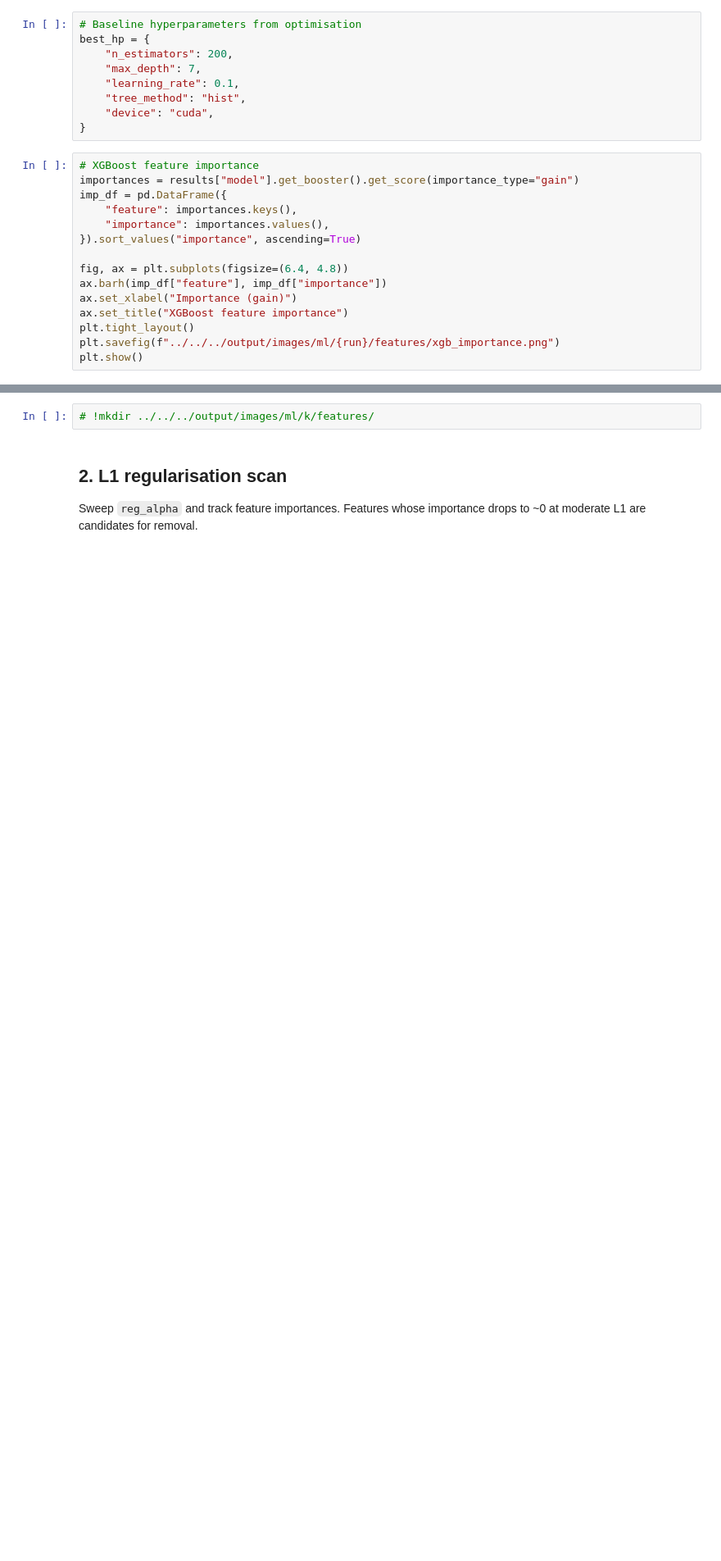
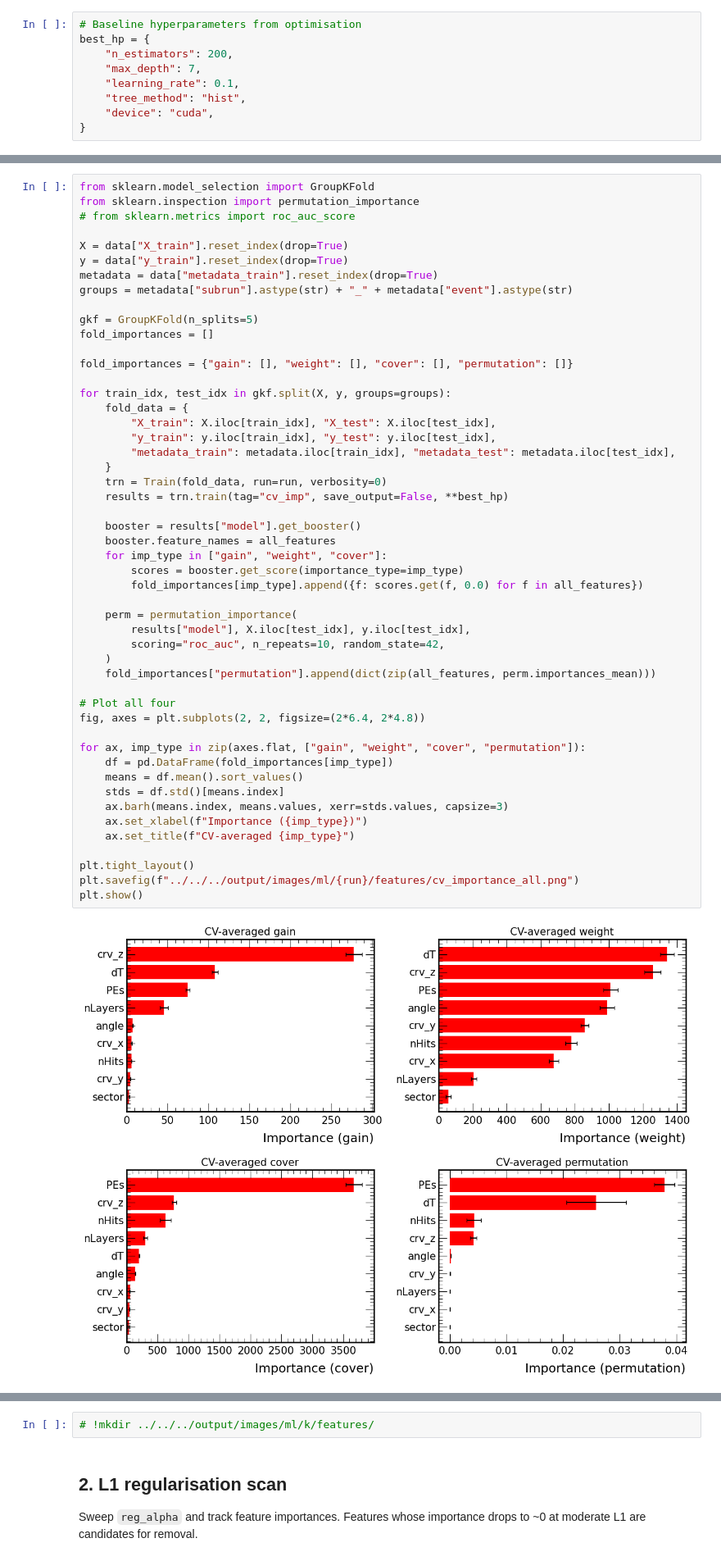
Before and after one commit to sam-grant/mu2e-cosmic, a Jupyter notebook: notebooks/ml/xgboost/feature_engineering.ipynb, the cells around one changed output, grey strips where cells are left out. Shown at 82% size. Saved outputs shown, nothing was run; the diff lists cells and outputs as text; blank space fills up the shorter version.

```diff
--- a/notebooks/ml/xgboost/feature_engineering.ipynb
+++ b/notebooks/ml/xgboost/feature_engineering.ipynb
@@ -49,18 +44,3 @@ best_hp = {
     "tree_method": "hist",
     "device": "cuda",
 }
-# %%
-# XGBoost feature importance
-importances = results["model"].get_booster().get_score(importance_type="gain")
-imp_df = pd.DataFrame({
-    "feature": importances.keys(),
-    "importance": importances.values(),
-}).sort_values("importance", ascending=True)
-
-fig, ax = plt.subplots(figsize=(6.4, 4.8))
-ax.barh(imp_df["feature"], imp_df["importance"])
-ax.set_xlabel("Importance (gain)")
-ax.set_title("XGBoost feature importance")
-plt.tight_layout()
-plt.savefig(f"../../../output/images/ml/{run}/features/xgb_importance.png")
-plt.show()
@@ -69 +52,53 @@ plt.show()
+# %%
+from sklearn.model_selection import GroupKFold
+from sklearn.inspection import permutation_importance
+# from sklearn.metrics import roc_auc_score
+
+X = data["X_train"].reset_index(drop=True)
+y = data["y_train"].reset_index(drop=True)
+metadata = data["metadata_train"].reset_index(drop=True)
+groups = metadata["subrun"].astype(str) + "_" + metadata["event"].astype(str)
+
+gkf = GroupKFold(n_splits=5)
+fold_importances = []
+
+fold_importances = {"gain": [], "weight": [], "cover": [], "permutation": []}
+
+for train_idx, test_idx in gkf.split(X, y, groups=groups):
+    fold_data = {
+        "X_train": X.iloc[train_idx], "X_test": X.iloc[test_idx],
+        "y_train": y.iloc[train_idx], "y_test": y.iloc[test_idx],
+        "metadata_train": metadata.iloc[train_idx], "metadata_test": metadata.iloc[test_idx],
+    }
+    trn = Train(fold_data, run=run, verbosity=0)
+    results = trn.train(tag="cv_imp", save_output=False, **best_hp)
+
+    booster = results["model"].get_booster()
+    booster.feature_names = all_features
+    for imp_type in ["gain", "weight", "cover"]:
+        scores = booster.get_score(importance_type=imp_type)
+        fold_importances[imp_type].append({f: scores.get(f, 0.0) for f in all_features})
+
+    perm = permutation_importance(
+        results["model"], X.iloc[test_idx], y.iloc[test_idx],
+        scoring="roc_auc", n_repeats=10, random_state=42,
+    )
+    fold_importances["permutation"].append(dict(zip(all_features, perm.importances_mean)))
+
+# Plot all four
+fig, axes = plt.subplots(2, 2, figsize=(2*6.4, 2*4.8))
+
+for ax, imp_type in zip(axes.flat, ["gain", "weight", "cover", "permutation"]):
+    df = pd.DataFrame(fold_importances[imp_type])
+    means = df.mean().sort_values()
+    stds = df.std()[means.index]
+    ax.barh(means.index, means.values, xerr=stds.values, capsize=3)
+    ax.set_xlabel(f"Importance ({imp_type})")
+    ax.set_title(f"CV-averaged {imp_type}")
+
+plt.tight_layout()
+plt.savefig(f"../../../output/images/ml/{run}/features/cv_importance_all.png")
+plt.show()
+# %% [output]
+[figure, added]
 # %% [markdown]
```
Also changed, not shown: parts of 45 cells of this notebook.
